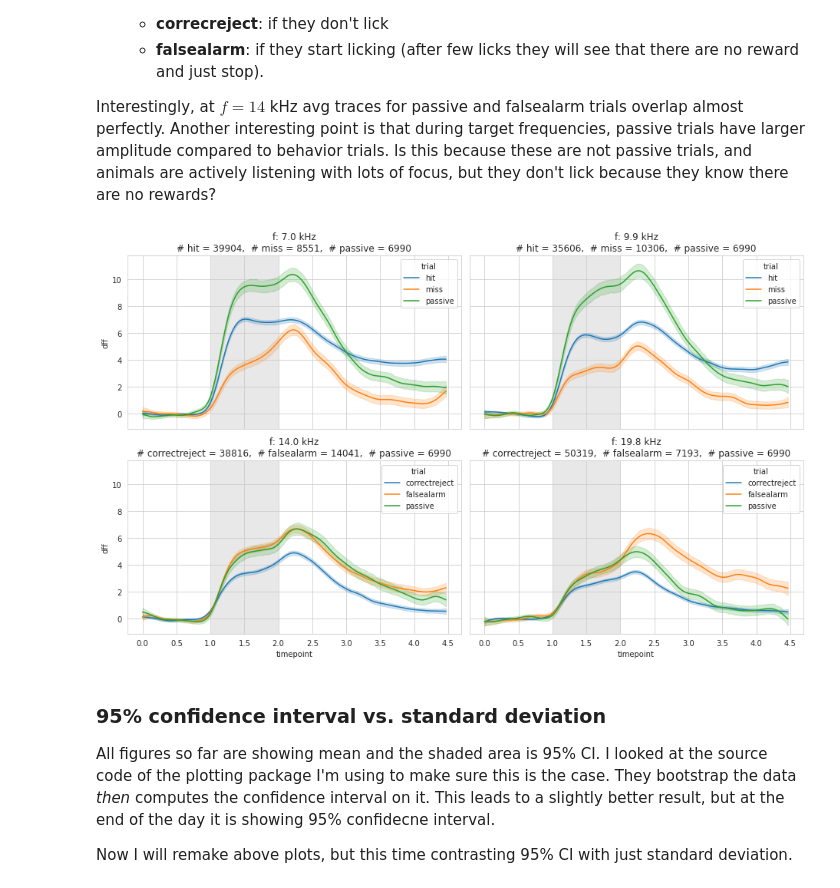
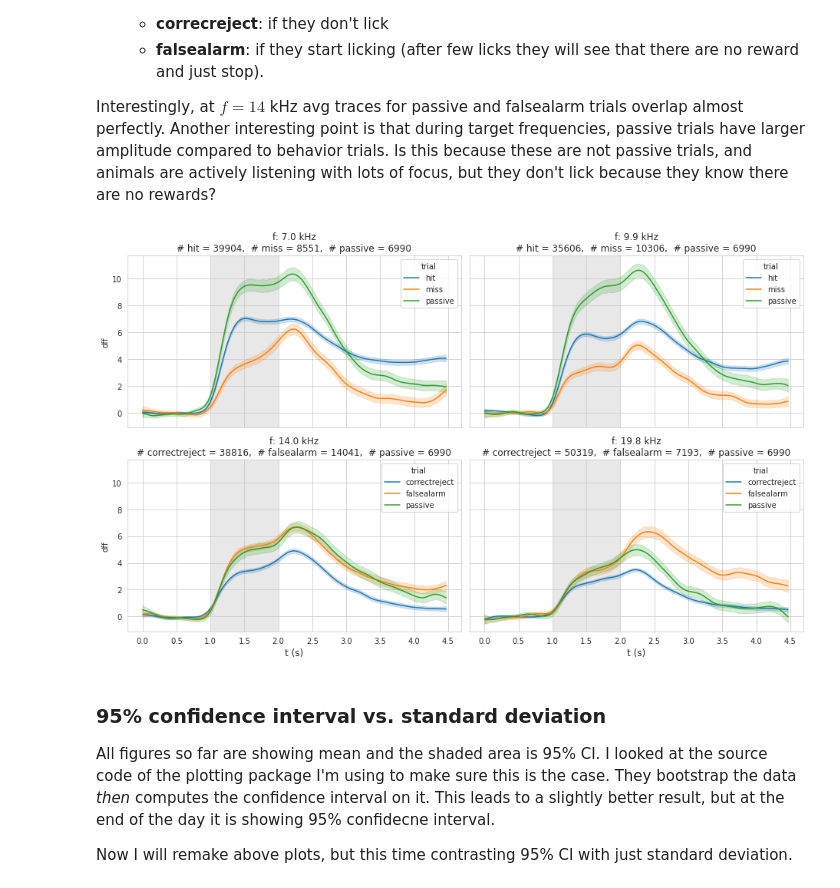
Before and after one commit to hadivafaii/jb-A1, a Jupyter notebook: _sources/dec-18-2020.ipynb, the cells around one changed output. Saved outputs shown, nothing was run; the diff lists cells and outputs as text; code cells hidden in the pictures.

```diff
--- a/_sources/dec-18-2020.ipynb
+++ b/_sources/dec-18-2020.ipynb
@@ -66,35 +66,35 @@ for idx, freq in enumerate(behavior_freqs):
         trials_list = ['hit', 'miss']
     elif freq == 14000:
         freq_list = [freq, 14142]
         trials_list = ['correctreject', 'falsealarm']
     elif freq == 19799:
         freq_list = [freq, 20000]
         trials_list = ['correctreject', 'falsealarm']
     trials_list.extend(['passive'])
 
     selected_df = df_all.loc[(df_all.stimfreq.isin(freq_list)) & (df_all.trial.isin(trials_list))]
     sns.lineplot(data=selected_df, x='timepoint', y='dff',
                  hue='trial', hue_order=trials_list, ax=ax_arr[i, j])
     ax_arr[i, j].axvspan(30, 60, facecolor='lightgrey', alpha=0.5, zorder=0)
     ax_arr[i, j].set_xticks(xticks)
     ax_arr[i, j].set_xticklabels([t / 30 for t in xticks])
-
+    ax_arr[i, j].set_xlabel('t (s)', fontsize=12)
     # get title
     trial_counts = Counter(selected_df[selected_df.timepoint == 0].trial)
     msg = "f: {:.1f} kHz\n"
     values = [freq / 1000]
     for label_idx, item in enumerate(trials_list):
         if label_idx == 0:
             msg += "# {:s} = {:d}"
         else:
             msg += ",  # {:s} = {:d}"
         values.extend([item, trial_counts[item]])
     ax_arr[i, j].set_title(msg.format(*values))
 
 fig.tight_layout()
 plt.show()
 # %% [output]
-[figure, old version]
+[figure, new version]
 # %% [markdown]
 ### 95% confidence interval vs. standard deviation
 
```
Also changed, not shown: 16 other files.
